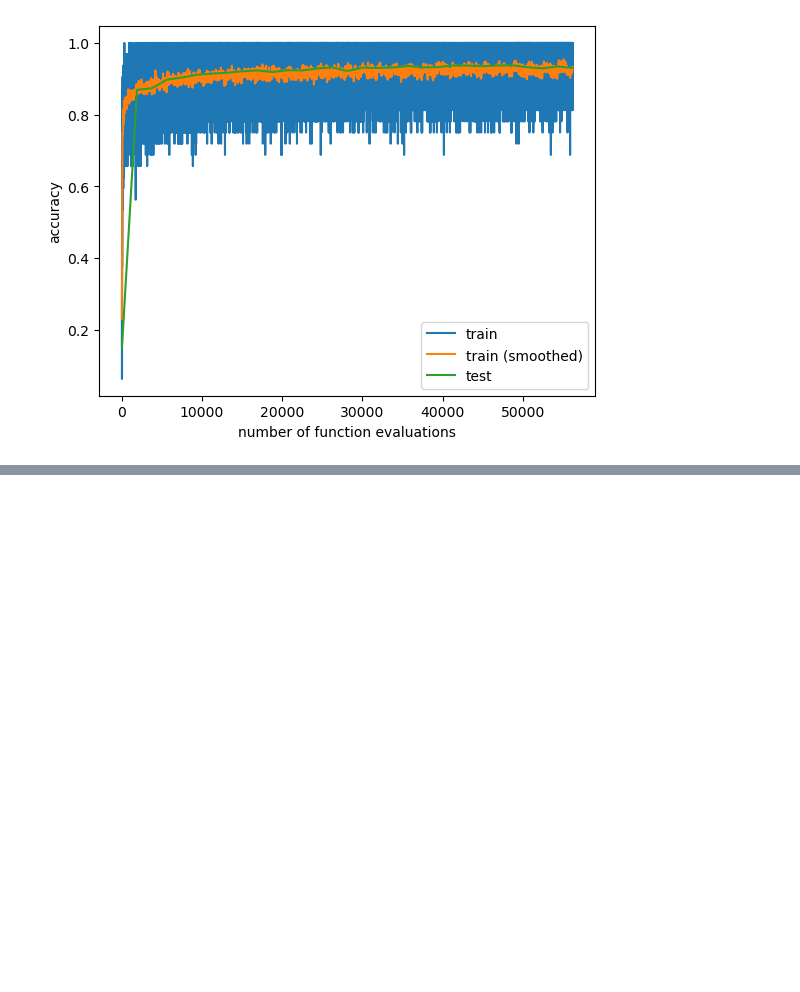
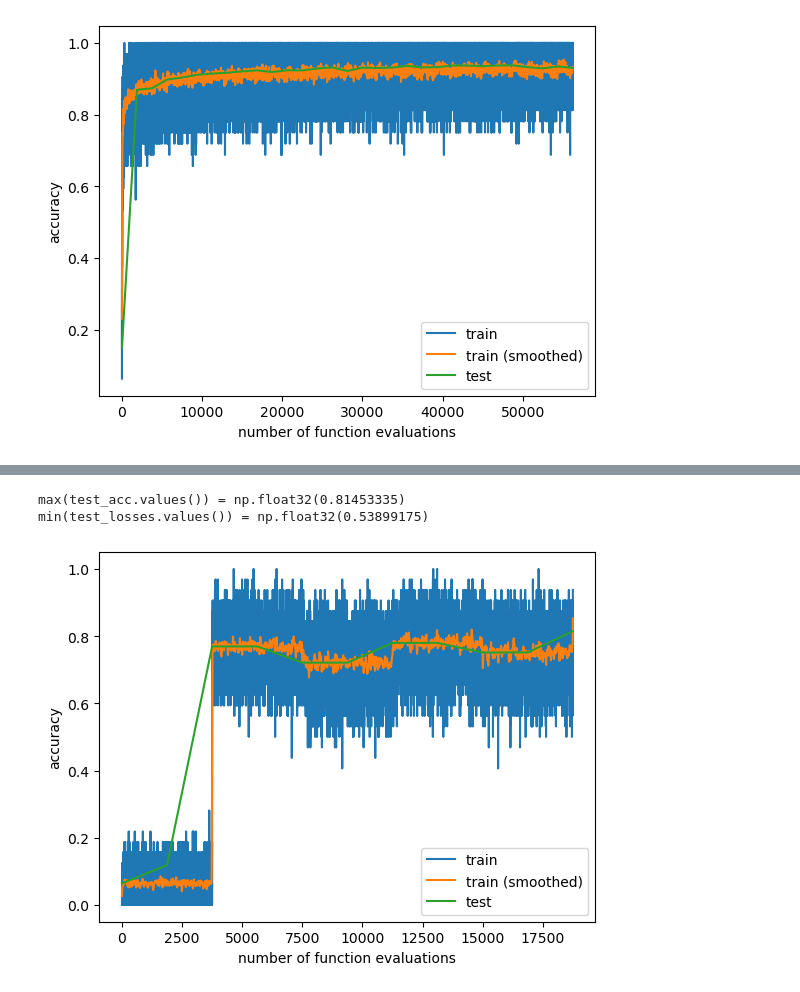
Before and after one commit to inikishev/torchzero, a Jupyter notebook: docs/examples/Mini-batch FashionMNIST.ipynb, the cells around one changed output, grey strips where cells are left out. Cells and saved outputs as stored; diff of their text form; code cells hidden in the pictures; blank space fills up the shorter version.

```diff
--- a/docs/examples/Mini-batch FashionMNIST.ipynb
+++ b/docs/examples/Mini-batch FashionMNIST.ipynb
@@ -295,0 +337,13 @@ min(test_losses.values()) = np.float32(0.16599675)
+# %%
+model, train_losses, test_losses, train_acc, test_acc = run(
+    opt_fn = lambda params: tz.Modular(
+        params,
+        tz.m.SVRG(len(dl_train)),
+        tz.m.NewtonCGSteihaug(hvp_method='forward')
+    ),
+    epochs=10,
+)
+# %% [output]
+max(test_acc.values()) = np.float32(0.81453335)
+min(test_losses.values()) = np.float32(0.53899175)
+[figure, added]
```
Also changed, not shown: parts of 3 cells of this notebook, 13 other files.
